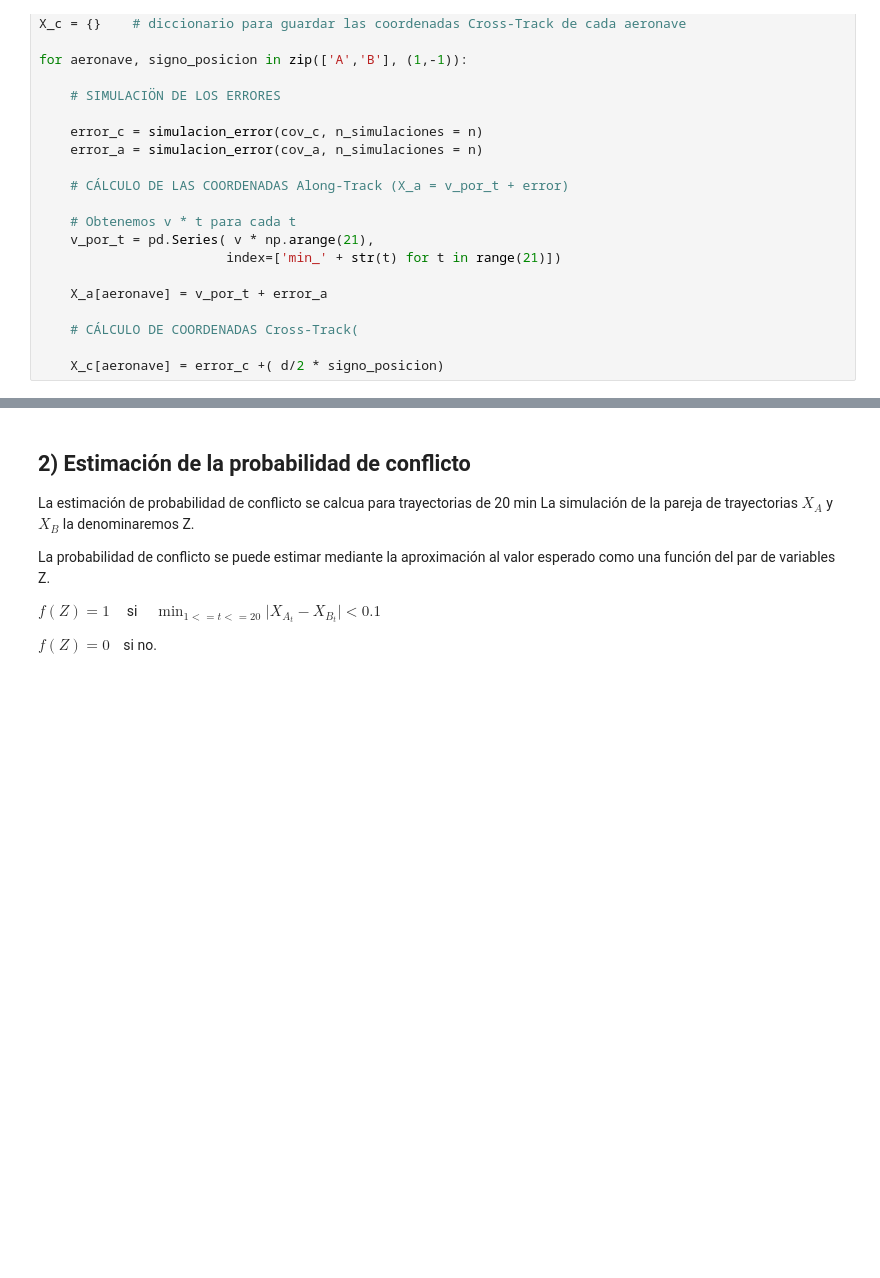
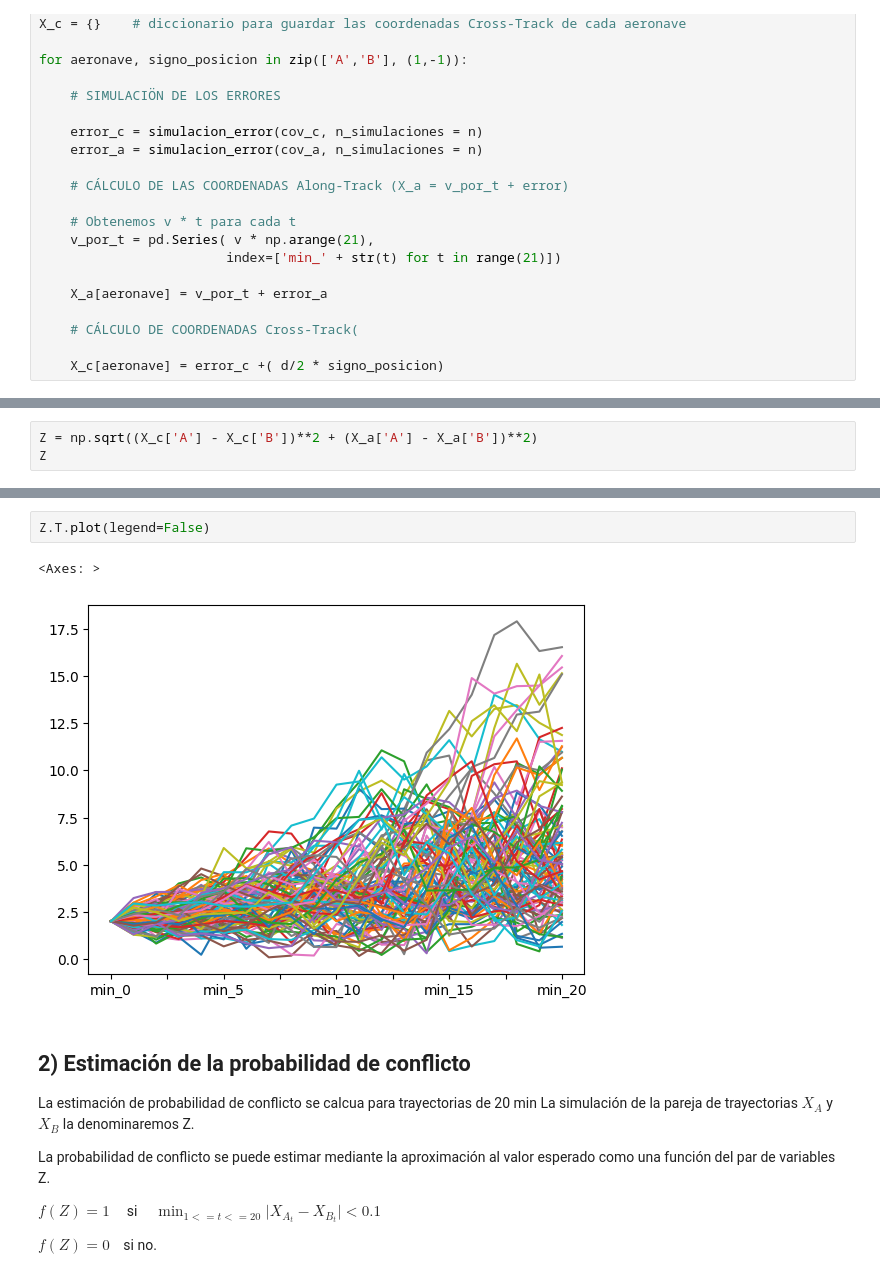
Before and after one commit to AnIsAsPe/Estimacion-probabilidad-conflicto-en-trayectorias-de-vuelos-paralelos, a Jupyter notebook: Notebooks/Estimación_probabilidad_de_conflicto_en_trayectorias_de_vuelo_MonteCarlo.ipynb, the cells around one changed output, grey strips where cells are left out. Cells and saved outputs as stored; diff of their text form; blank space fills up the shorter version.

```diff
--- a/Notebooks/Estimación_probabilidad_de_conflicto_en_trayectorias_de_vuelo_MonteCarlo.ipynb
+++ b/Notebooks/Estimación_probabilidad_de_conflicto_en_trayectorias_de_vuelo_MonteCarlo.ipynb
@@ -248,0 +246,3 @@ plt.show()
+# %%
+Z = np.sqrt((X_c['A'] - X_c['B'])**2 + (X_a['A'] - X_a['B'])**2)
+Z
@@ -249,3 +263,8 @@ plt.show()
+# %%
+Z.T.plot(legend=False)
+# %% [output]
+<Axes: >
+[figure, added]
 # %% [markdown]
 ## 2) Estimación de la probabilidad de conflicto
 La estimación de probabilidad de conflicto se calcua para trayectorias de 20 min
```
Also changed, not shown: parts of 13 cells of this notebook.
